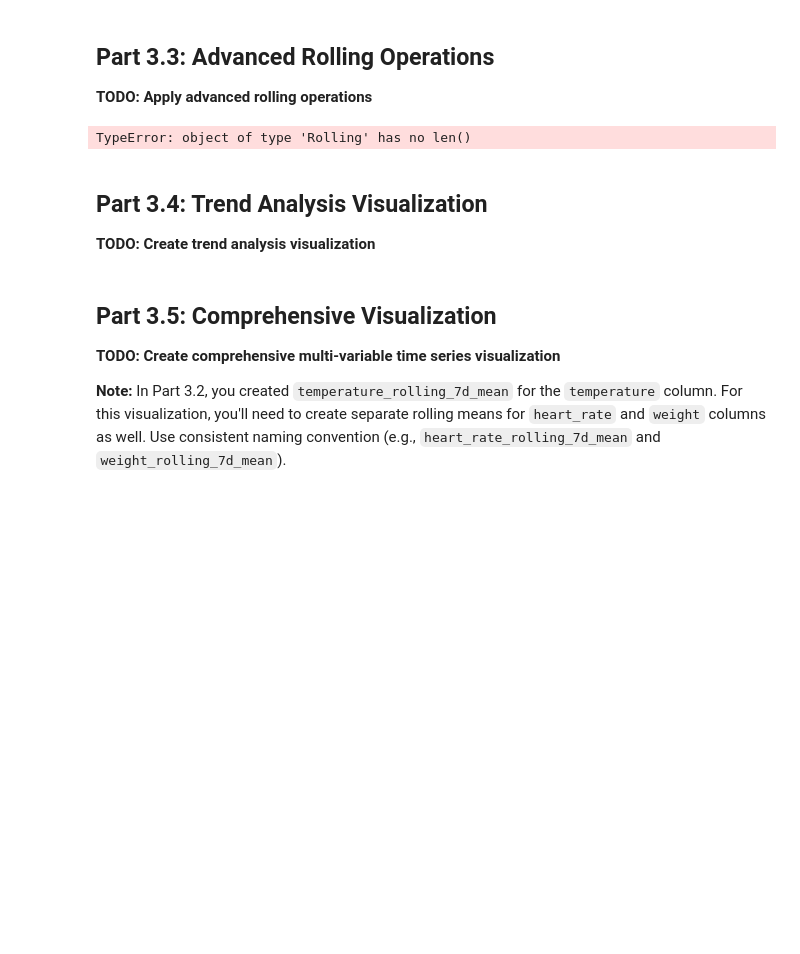
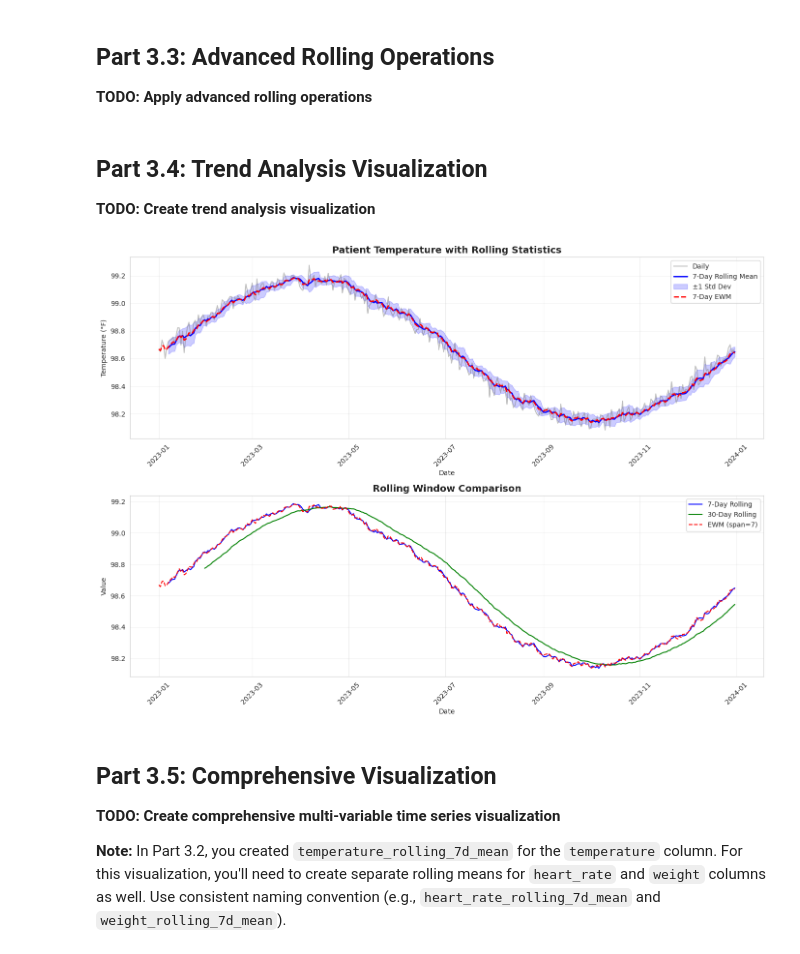
Before and after one commit to UCSF-DataSci/ds217-09-you-built-a-time-machine-out-of-a-delorean-echang14, a Jupyter notebook: q3_rolling.ipynb, the cells around one changed output. Cells and saved outputs as stored; diff of their text form; code cells hidden in the pictures; blank space fills up the shorter version.

```diff
--- a/q3_rolling.ipynb
+++ b/q3_rolling.ipynb
@@ -139,12 +139,12 @@ patient_vitals_daily['temperature_ewm_alpha_0.3'] = patient_vitals_daily["temper
 # Use Series methods like .max() and .min() to calculate the range
 def rolling_range(series):
     """Calculate rolling range (max - min)"""
-    return series.max() - series.min  # TODO: Implement - calculate max - min
+    return series.max() - series.min()  # TODO: Implement - calculate max - min
 
-patient_vitals_daily['temperature_rolling_7d_range'] = rolling_range(patient_vitals_daily["temperature"])  # Apply custom function
+patient_vitals_daily['temperature_rolling_7d_range'] = patient_vitals_daily["temperature"].rolling(window = 7).apply(rolling_range)  # Apply custom function
 
 # TODO: Handle minimum periods requirement
-patient_vitals_daily['temperature_rolling_7d_min_periods'] = patient_vitals_daily["temperature"].rolling(window = 7, min_periods= 3) # Rolling with min_periods=3
+patient_vitals_daily['temperature_rolling_7d_min_periods'] = patient_vitals_daily["temperature"].rolling(window = 7, min_periods= 3).mean() # Rolling with min_periods=3
 
 # TODO: Create comprehensive rolling comparison DataFrame
 # Create a DataFrame comparing different rolling window methods
@@ -165,8 +165,6 @@ rolling_comparison = pd.DataFrame({
 
 # TODO: Save results as 'output/q3_rolling_analysis.csv'
 rolling_comparison.to_csv('output/q3_rolling_analysis.csv', index=False)
-# %% [output]
-TypeError: object of type 'Rolling' has no len()
 # %% [markdown]
 ## Part 3.4: Trend Analysis Visualization
 
@@ -175,55 +173,57 @@ TypeError: object of type 'Rolling' has no len()
 # Use patient_vitals_daily with rolling statistics from Part 3.2
 
 # TODO: Create time series plot with original data
 # Requirements for the plot:
 # - Two subplots (2 rows, 1 column)
 # - Top subplot: Original data + rolling mean + std bands + EWM
 # - Bottom subplot: Comparison of different rolling methods (7-day, 30-day, EWM)
 # - Include titles, axis labels, legends, and grid
 # - Save as PNG with dpi=150
 fig, axes = plt.subplots(2, 1, figsize=(14, 10))
 
 # TODO: Plot original data (e.g., temperature or heart_rate)
 # Select one metric (temperature or heart_rate) and plot it
-# axes[0].plot(patient_vitals_daily.index, patient_vitals_daily['temperature'], alpha=0.5, label='Daily', color='gray')
+axes[0].plot(patient_vitals_daily.index, patient_vitals_daily['temperature'], alpha=0.5, label='Daily', color='gray')
 
 # TODO: Add rolling mean overlay
-# axes[0].plot(patient_vitals_daily.index, patient_vitals_daily['temperature_rolling_7d_mean'], linewidth=2, label='7-Day Rolling Mean', color='blue')
+axes[0].plot(patient_vitals_daily.index, patient_vitals_daily['temperature_rolling_7d_mean'], linewidth=2, label='7-Day Rolling Mean', color='blue')
 
 # TODO: Add rolling standard deviation bands
 # Create upper and lower bounds: rolling_mean ± rolling_std
-# upper_bound = patient_vitals_daily['temperature_rolling_7d_mean'] + patient_vitals_daily['temperature_rolling_7d_std']
-# lower_bound = patient_vitals_daily['temperature_rolling_7d_mean'] - patient_vitals_daily['temperature_rolling_7d_std']
-# axes[0].fill_between(patient_vitals_daily.index, lower_bound, upper_bound, alpha=0.2, color='blue', label='±1 Std Dev')
+upper_bound = patient_vitals_daily['temperature_rolling_7d_mean'] + patient_vitals_daily['temperature_rolling_7d_std']
+lower_bound = patient_vitals_daily['temperature_rolling_7d_mean'] - patient_vitals_daily['temperature_rolling_7d_std']
+axes[0].fill_between(patient_vitals_daily.index, lower_bound, upper_bound, alpha=0.2, color='blue', label='±1 Std Dev')
 
 # TODO: Add exponentially weighted moving average
-# axes[0].plot(patient_vitals_daily.index, patient_vitals_daily['temperature_ewm_span_7'], linewidth=2, label='7-Day EWM', color='red', linestyle='--')
+axes[0].plot(patient_vitals_daily.index, patient_vitals_daily['temperature_ewm_span_7'], linewidth=2, label='7-Day EWM', color='red', linestyle='--')
 
 # TODO: Customize colors and styling
-# axes[0].set_title('Patient Temperature with Rolling Statistics', fontsize=14, fontweight='bold')
-# axes[0].set_xlabel('Date')
-# axes[0].set_ylabel('Temperature (°F)')
-# axes[0].legend()
-# axes[0].grid(True, alpha=0.3)
-# axes[0].tick_params(axis='x', rotation=45)
+axes[0].set_title('Patient Temperature with Rolling Statistics', fontsize=14, fontweight='bold')
+axes[0].set_xlabel('Date')
+axes[0].set_ylabel('Temperature (°F)')
+axes[0].legend()
+axes[0].grid(True, alpha=0.3)
+axes[0].tick_params(axis='x', rotation=45)
 
 # TODO: Create second subplot showing rolling statistics comparison
-# axes[1].plot(patient_vitals_daily.index, patient_vitals_daily['temperature_rolling_7d_mean'], label='7-Day Rolling', color='blue')
-# axes[1].plot(patient_vitals_daily.index, patient_vitals_daily['temperature_rolling_30d_mean'], label='30-Day Rolling', color='green')
-# axes[1].plot(patient_vitals_daily.index, patient_vitals_daily['temperature_ewm_span_7'], label='EWM (span=7)', color='red', linestyle='--')
-# axes[1].set_title('Rolling Window Comparison', fontsize=14, fontweight='bold')
-# axes[1].set_xlabel('Date')
-# axes[1].set_ylabel('Value')
-# axes[1].legend()
-# axes[1].grid(True, alpha=0.3)
-# axes[1].tick_params(axis='x', rotation=45)
+axes[1].plot(patient_vitals_daily.index, patient_vitals_daily['temperature_rolling_7d_mean'], label='7-Day Rolling', color='blue')
+axes[1].plot(patient_vitals_daily.index, patient_vitals_daily['temperature_rolling_30d_mean'], label='30-Day Rolling', color='green')
+axes[1].plot(patient_vitals_daily.index, patient_vitals_daily['temperature_ewm_span_7'], label='EWM (span=7)', color='red', linestyle='--')
+axes[1].set_title('Rolling Window Comparison', fontsize=14, fontweight='bold')
+axes[1].set_xlabel('Date')
+axes[1].set_ylabel('Value')
+axes[1].legend()
+axes[1].grid(True, alpha=0.3)
+axes[1].tick_params(axis='x', rotation=45)
 
 plt.tight_layout()
 
 # TODO: Save the plot as 'output/q3_trend_analysis.png'
 # Requirements: PNG format, dpi=150, bbox_inches='tight'
-# plt.savefig('output/q3_trend_analysis.png', dpi=150, bbox_inches='tight')
+plt.savefig('output/q3_trend_analysis.png', dpi=150, bbox_inches='tight')
 plt.show()
+# %% [output]
+[figure, added]
 # %% [markdown]
 ## Part 3.5: Comprehensive Visualization
 
```
Also changed, not shown: parts of 1 cell of this notebook.
